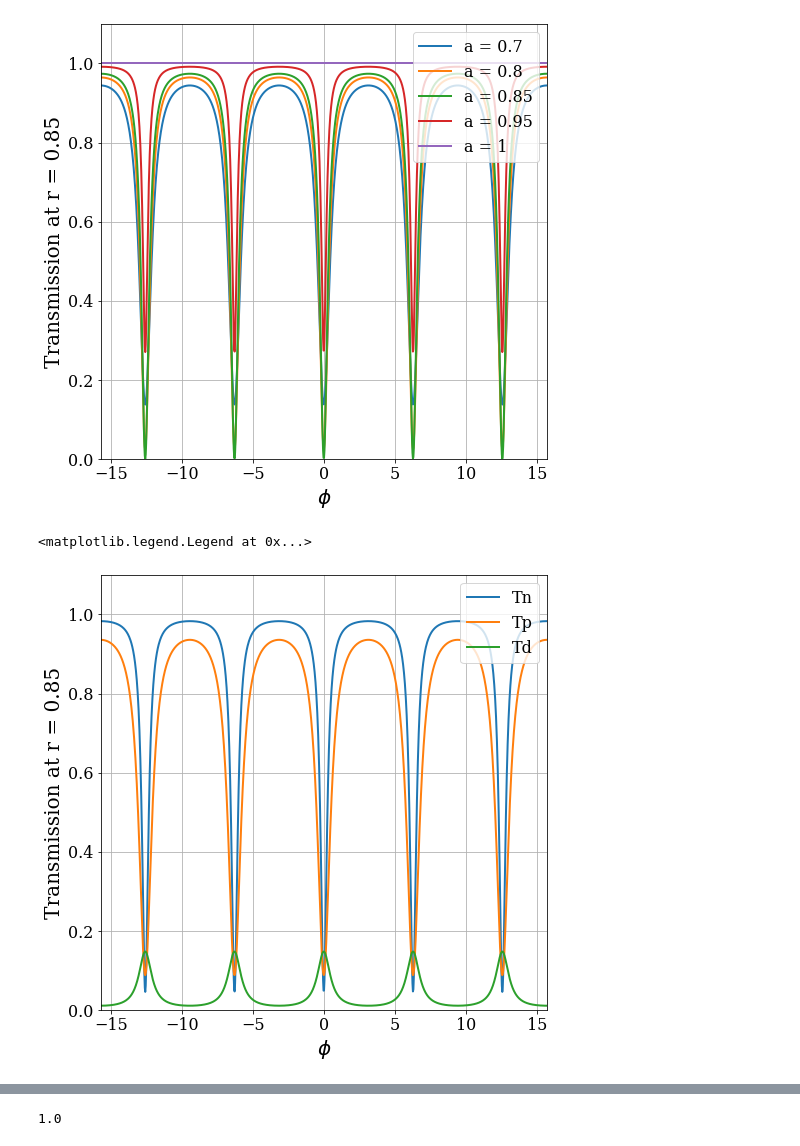
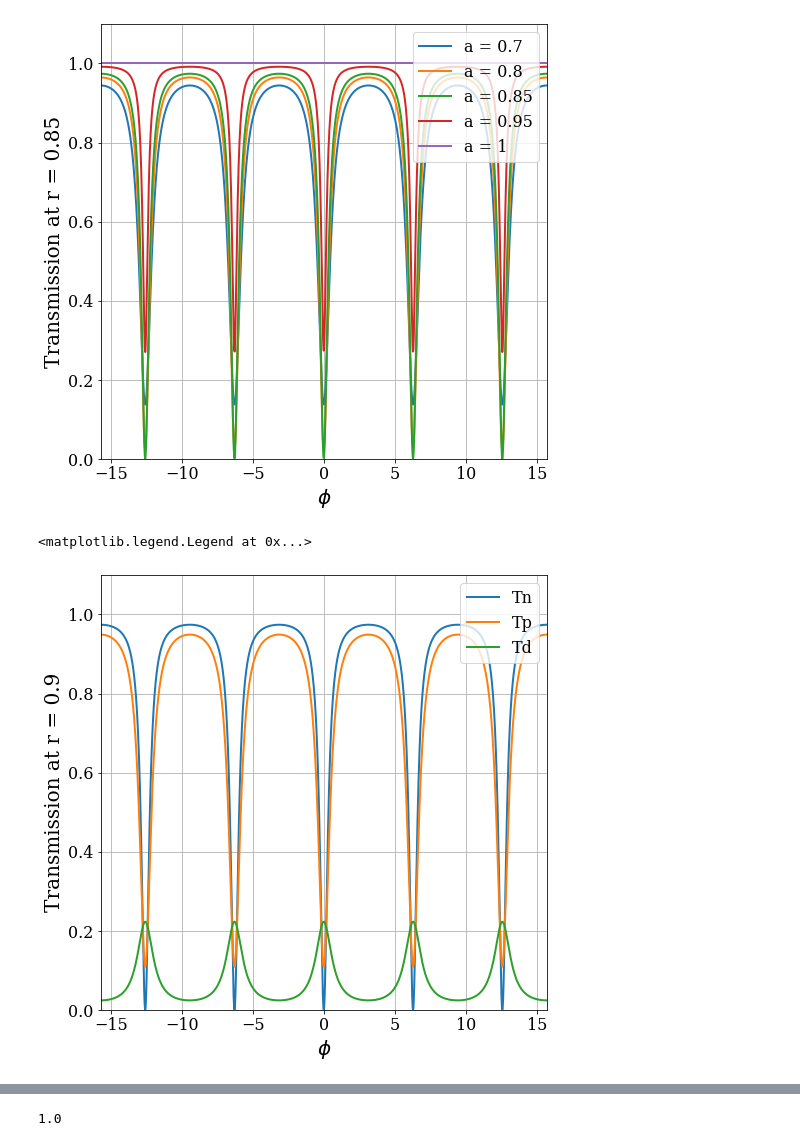
Before and after one commit to moisesoliveira08/Ring-Resonator, a Jupyter notebook: ring_resonator.ipynb, the cells around one changed output, grey strips where cells are left out. Drawn from its saved outputs; the diff is of its cells as text; code cells hidden in the pictures.

```diff
--- a/ring_resonator.ipynb
+++ b/ring_resonator.ipynb
@@ -74,26 +75,27 @@ for i in range(0, len(a)):
 # %%
 figure3 = plt.figure(figsize=(8, 8))
 r1= 0.9
 r2 = 0.9
-r = 0.9
+r = 0.85
+
 a = 0.85
-phi = np.linspace(-5*np.pi,5*np.pi, 1000)
+phi = np.linspace(-5*np.pi,5*np.pi, 10000)
 
 T_n = (a**2 - 2*r*a*np.cos(phi) + (r)**2)/(1 - 2*a*r*np.cos(phi) + (r*a)**2)
-T_p = ((r*a)**2 - 2*r**2*a*np.cos(phi) + r**2)/(1 - 2*r**2*a*np.cos(phi)+(r*a)**2)
+T_p = ((r*a)**2 - 2*r**2*a*np.cos(phi) + r**2)/(1 - 2*r**2*a*np.cos(phi)+(r**2*a)**2)
 T_d = (1-r**2)*(1-r**2)*a/(1 - 2*r**2*a*np.cos(phi)+(r*a)**2)
 plt.plot(phi, T_n, label= 'Tn', linewidth = 2)
 plt.plot(phi, T_p, label= 'Tp', linewidth = 2)
 plt.plot(phi, T_d, label= 'Td', linewidth = 2)
 plt.grid(True)
 plt.xlim([-5*np.pi,5*np.pi])
 plt.ylim([0, 1.1])
-plt.ylabel('Transmission at r = 0.85', size = '20')
+plt.ylabel('Transmission at r = 0.9', size = '20')
 plt.xlabel('$\phi$', size = 20)
 plt.legend(loc='upper right')
 # %% [output]
 <matplotlib.legend.Legend at 0x...>
-[figure, old version]
+[figure, new version]
 # %%
 c = 299792458
 lambd = 1550e-9
```
Also changed, not shown: parts of 8 cells of this notebook.
